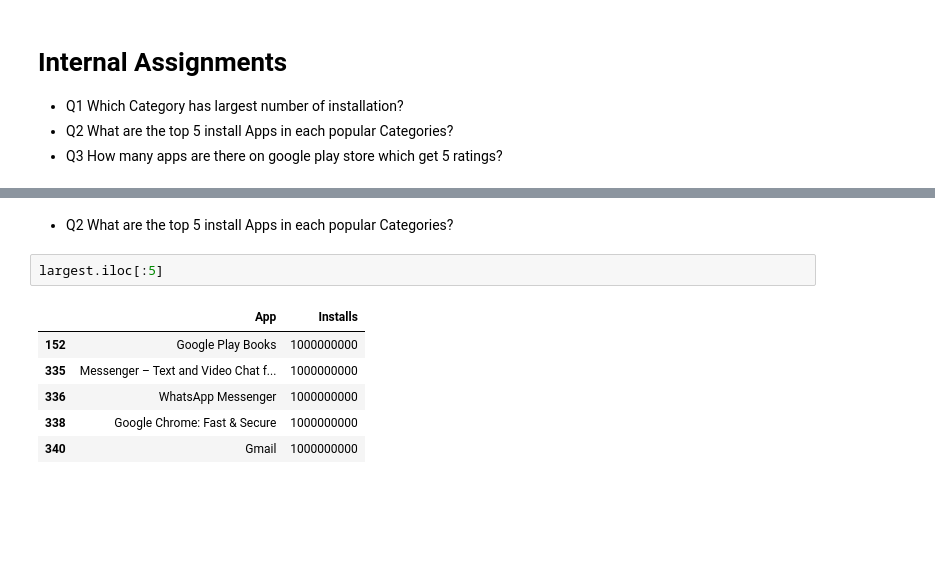
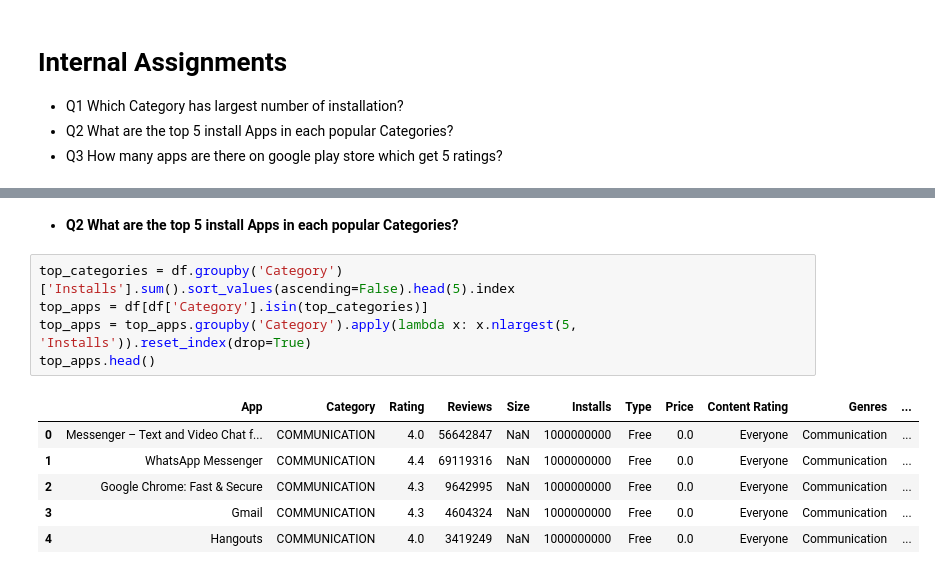
Before and after one commit to abuawaish/EDA, a Jupyter notebook: EDA_Tutorial5.ipynb, the cells around one changed output, grey strips where cells are left out. Cells and saved outputs as stored; diff of their text form; blank space fills up the shorter version.

```diff
--- a/EDA_Tutorial5.ipynb
+++ b/EDA_Tutorial5.ipynb
@@ -403,11 +397,14 @@ plt.tight_layout()
 # %% [markdown]
-- Q2 What are the top 5 install Apps in each popular Categories?
+- **Q2 What are the top 5 install Apps in each popular Categories?**
 # %%
-largest.iloc[:5]
+top_categories = df.groupby('Category')['Installs'].sum().sort_values(ascending=False).head(5).index
+top_apps = df[df['Category'].isin(top_categories)]
+top_apps = top_apps.groupby('Category').apply(lambda x: x.nlargest(5, 'Installs')).reset_index(drop=True)
+top_apps.head()
 # %% [output]
-|  | App | Installs |
-| 152 | Google Play Books | 1000000000 |
-| 335 | Messenger – Text and Video Chat f... | 1000000000 |
-| 336 | WhatsApp Messenger | 1000000000 |
-| 338 | Google Chrome: Fast & Secure | 1000000000 |
-| 340 | Gmail | 1000000000 |
+|  | App | Category | Rating | Reviews | Size | Installs | Type | Price | Content Rating | Genres | ... |
+| 0 | Messenger – Text and Video Chat f... | COMMUNICATION | 4.0 | 56642847 | NaN | 1000000000 | Free | 0.0 | Everyone | Communication | ... |
+| 1 | WhatsApp Messenger | COMMUNICATION | 4.4 | 69119316 | NaN | 1000000000 | Free | 0.0 | Everyone | Communication | ... |
+| 2 | Google Chrome: Fast & Secure | COMMUNICATION | 4.3 | 9642995 | NaN | 1000000000 | Free | 0.0 | Everyone | Communication | ... |
+| 3 | Gmail | COMMUNICATION | 4.3 | 4604324 | NaN | 1000000000 | Free | 0.0 | Everyone | Communication | ... |
+| 4 | Hangouts | COMMUNICATION | 4.0 | 3419249 | NaN | 1000000000 | Free | 0.0 | Everyone | Communication | ... |
```
Also changed, not shown: parts of 23 cells of this notebook.
